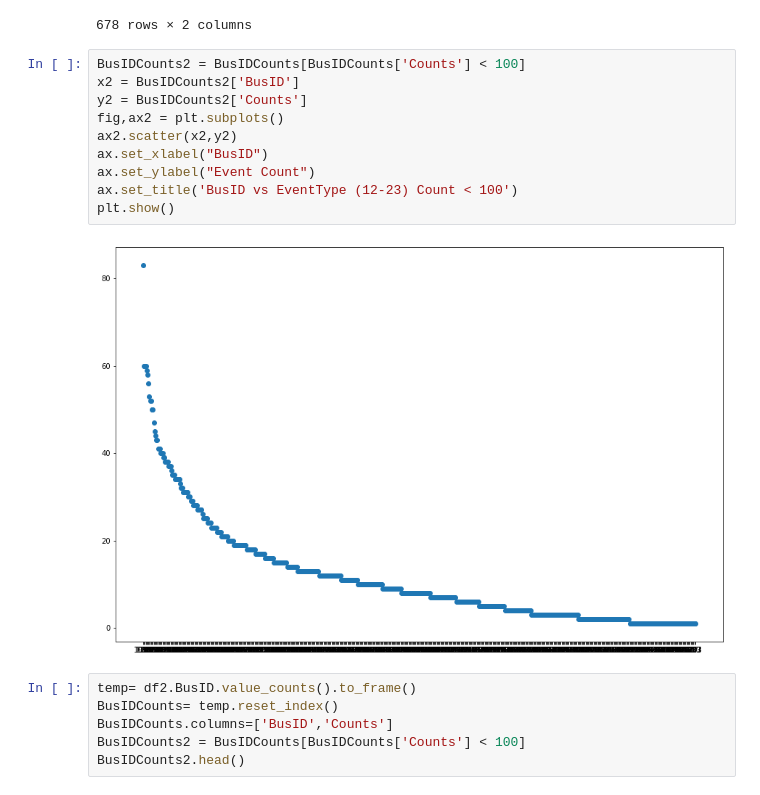
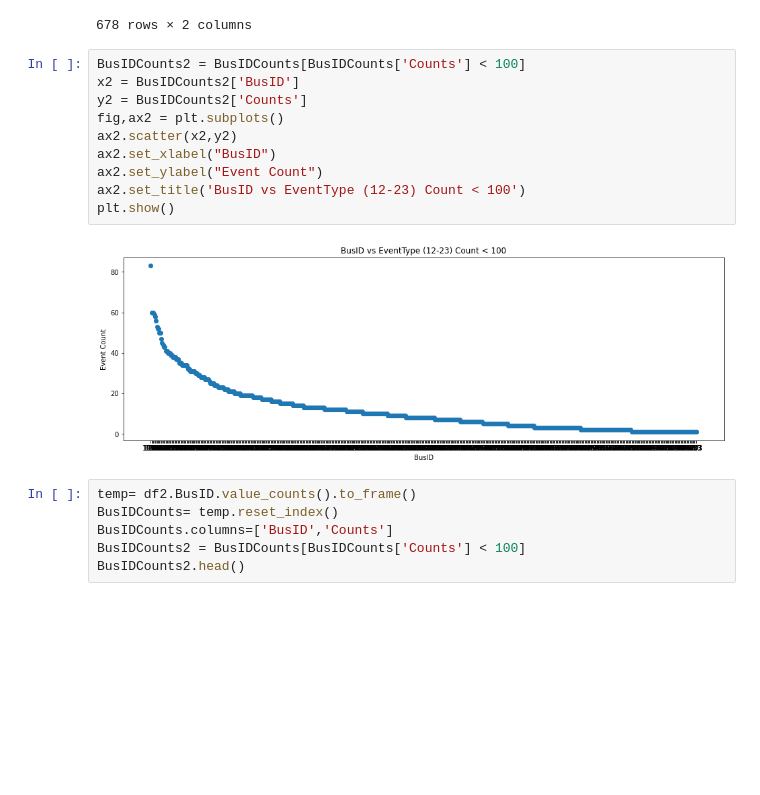
Before and after one commit to manuelq12/PDG-AVIOM-BUS_DIGITAL_TWIN, a Jupyter notebook: Analisis_Exploratorio/Python/AnalisisExploratorio.ipynb, the cells around one changed output. Cells and saved outputs as stored; diff of their text form; blank space fills up the shorter version.

```diff
--- a/Analisis_Exploratorio/Python/AnalisisExploratorio.ipynb
+++ b/Analisis_Exploratorio/Python/AnalisisExploratorio.ipynb
@@ -211,15 +248,15 @@ BusIDCounts[BusIDCounts['Counts'] < 4000]
 # %%
 BusIDCounts2 = BusIDCounts[BusIDCounts['Counts'] < 100]
 x2 = BusIDCounts2['BusID']
 y2 = BusIDCounts2['Counts']
 fig,ax2 = plt.subplots()
 ax2.scatter(x2,y2)
-ax.set_xlabel("BusID")
-ax.set_ylabel("Event Count")
-ax.set_title('BusID vs EventType (12-23) Count < 100')
+ax2.set_xlabel("BusID")
+ax2.set_ylabel("Event Count")
+ax2.set_title('BusID vs EventType (12-23) Count < 100')
 plt.show()
 # %% [output]
-[figure, old version]
+[figure, new version]
 # %%
 temp= df2.BusID.value_counts().to_frame()
 BusIDCounts= temp.reset_index()
```
Also changed, not shown: parts of 43 cells of this notebook.
